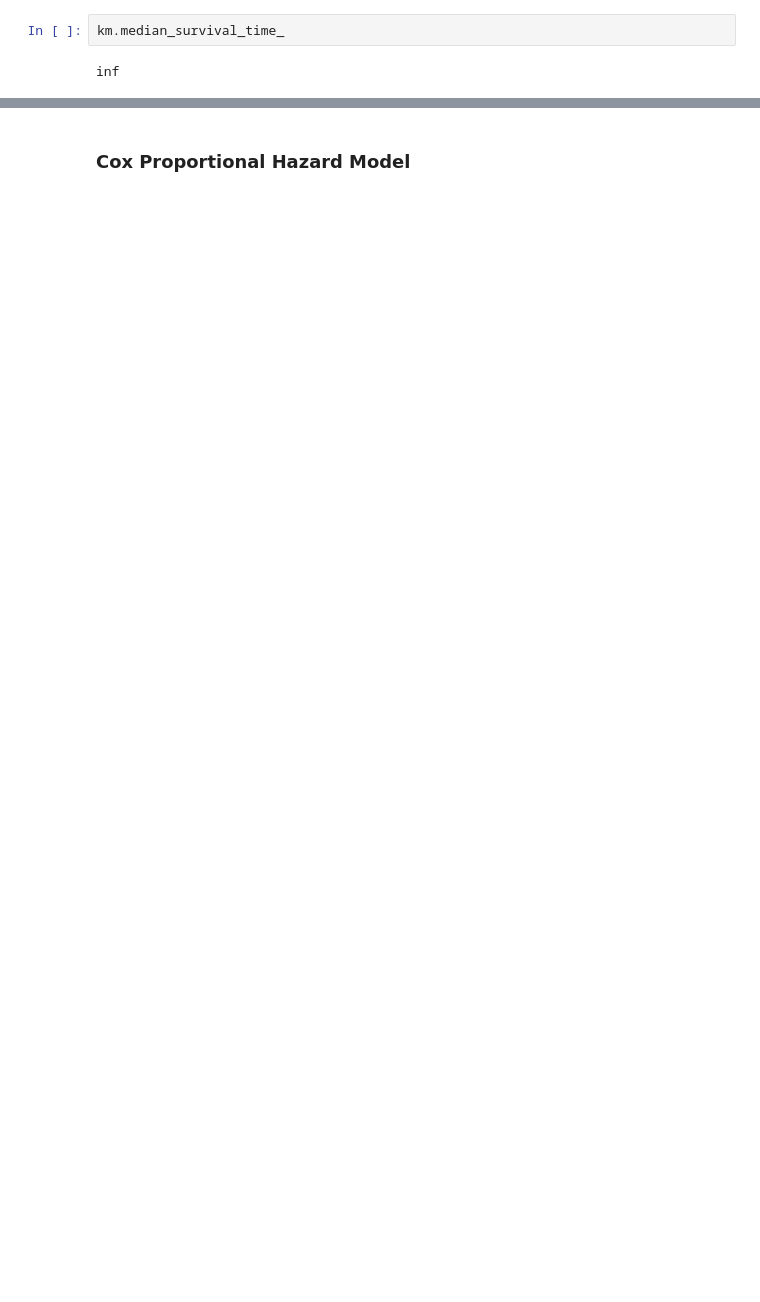
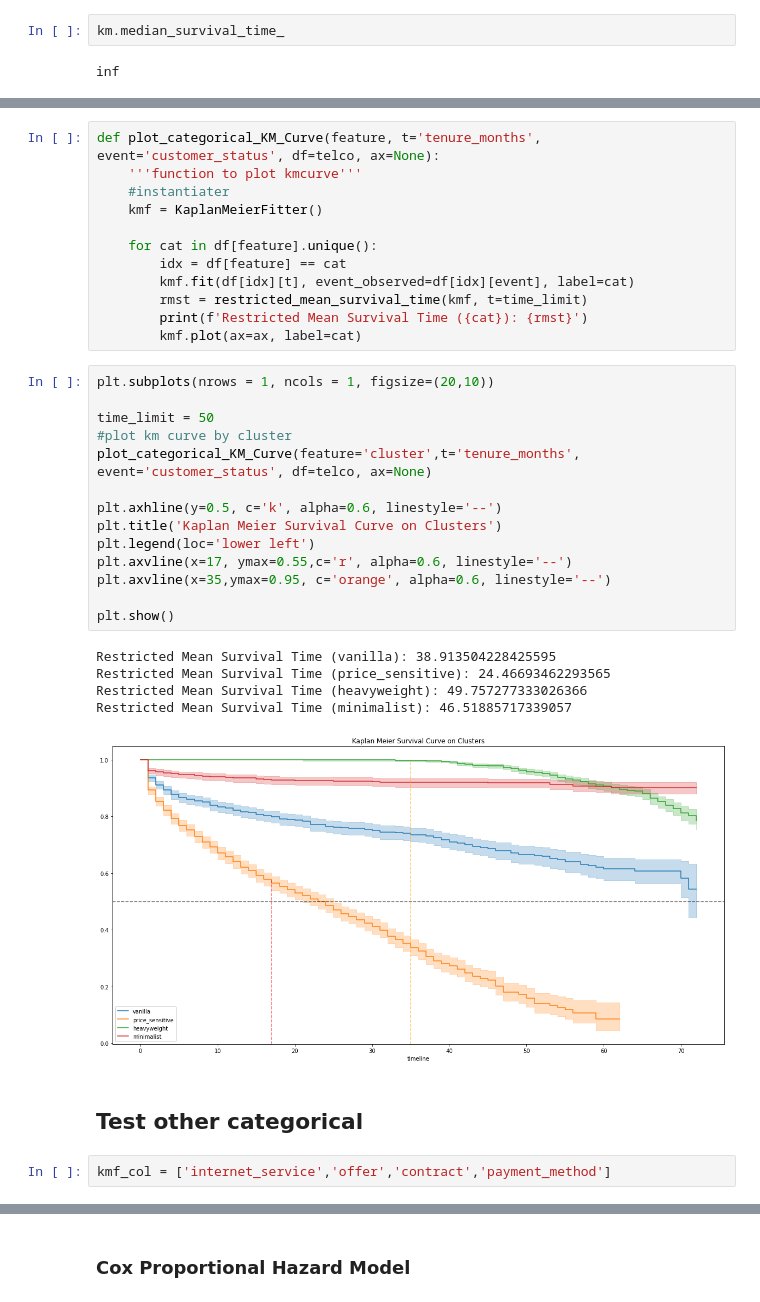
Before and after one commit to JeanLiew/Customer_Attrition_Model, a Jupyter notebook: code/05_Survival Analysis.ipynb, the cells around one changed output, grey strips where cells are left out. Drawn from its saved outputs; the diff is of its cells as text; blank space fills up the shorter version.

```diff
--- a/code/05_Survival Analysis.ipynb
+++ b/code/05_Survival Analysis.ipynb
@@ -109,0 +75,36 @@ Test other categorical
+# %%
+def plot_categorical_KM_Curve(feature, t='tenure_months', event='customer_status', df=telco, ax=None):
+    '''function to plot kmcurve'''
+    #instantiater
+    kmf = KaplanMeierFitter()
+
+    for cat in df[feature].unique():
+        idx = df[feature] == cat
+        kmf.fit(df[idx][t], event_observed=df[idx][event], label=cat)
+        rmst = restricted_mean_survival_time(kmf, t=time_limit)
+        print(f'Restricted Mean Survival Time ({cat}): {rmst}')
+        kmf.plot(ax=ax, label=cat)
+# %%
+plt.subplots(nrows = 1, ncols = 1, figsize=(20,10))
+
+time_limit = 50
+#plot km curve by cluster
+plot_categorical_KM_Curve(feature='cluster',t='tenure_months', event='customer_status', df=telco, ax=None)
+
+plt.axhline(y=0.5, c='k', alpha=0.6, linestyle='--')
+plt.title('Kaplan Meier Survival Curve on Clusters')
+plt.legend(loc='lower left')
+plt.axvline(x=17, ymax=0.55,c='r', alpha=0.6, linestyle='--')
+plt.axvline(x=35,ymax=0.95, c='orange', alpha=0.6, linestyle='--')
+
+plt.show()
+# %% [output]
+Restricted Mean Survival Time (vanilla): 38.913504228425595
+Restricted Mean Survival Time (price_sensitive): 24.46693462293565
+Restricted Mean Survival Time (heavyweight): 49.757277333026366
+Restricted Mean Survival Time (minimalist): 46.51885717339057
+[figure, added]
+# %% [markdown]
+## Test other categorical
+# %%
+kmf_col = ['internet_service','offer','contract','payment_method']
```
Also changed, not shown: parts of 31 cells of this notebook.
